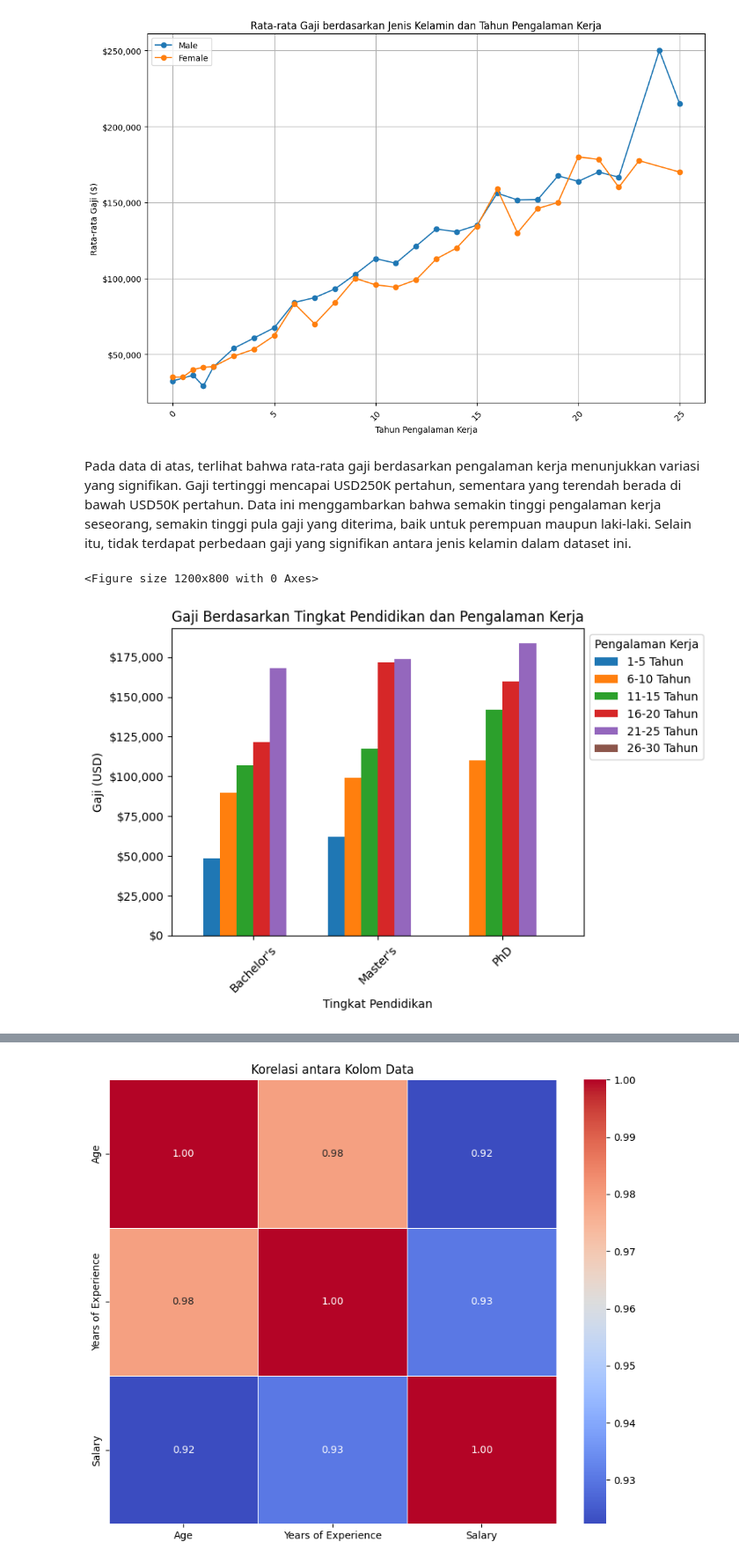
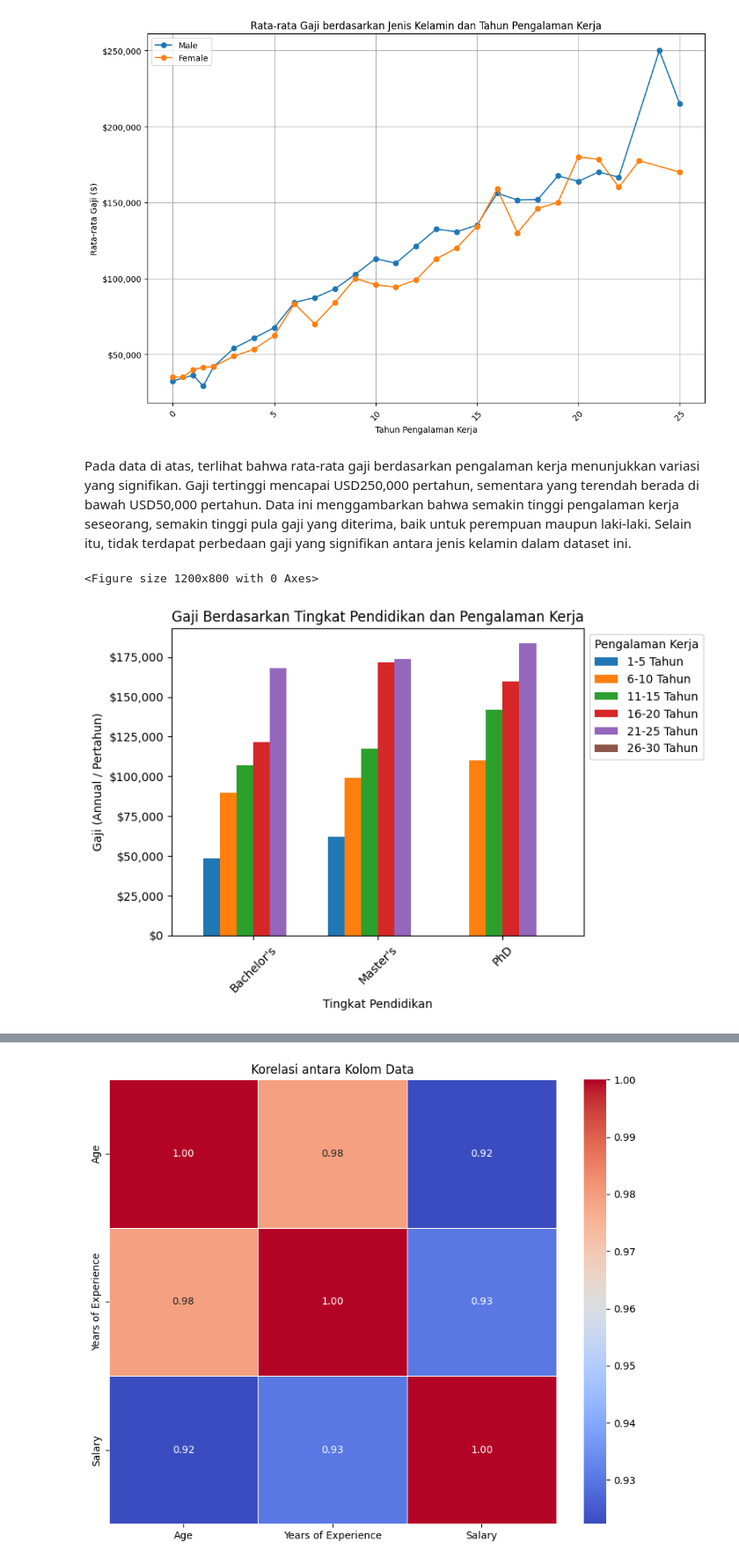
Before and after one commit to Udinkosd/Data-Mining-2024, a Jupyter notebook: Salary_Data.ipynb, the cells around one changed output, grey strips where cells are left out. Shown at 88% size. Saved outputs shown, nothing was run; the diff lists cells and outputs as text; code cells hidden in the pictures.

```diff
--- a/Salary_Data.ipynb
+++ b/Salary_Data.ipynb
@@ -268,24 +254,23 @@ plt.show()
 # %% [output]
 [figure]
 # %% [markdown]
-Pada data di atas, terlihat bahwa rata-rata gaji berdasarkan pengalaman kerja menunjukkan variasi yang signifikan. Gaji tertinggi mencapai USD250K pertahun, sementara yang terendah berada di bawah USD50K pertahun. Data ini menggambarkan bahwa semakin tinggi pengalaman kerja seseorang, semakin tinggi pula gaji yang diterima, baik untuk perempuan maupun laki-laki. Selain itu, tidak terdapat perbedaan gaji yang signifikan antara jenis kelamin dalam dataset ini.
+Pada data di atas, terlihat bahwa rata-rata gaji berdasarkan pengalaman kerja menunjukkan variasi yang signifikan. Gaji tertinggi mencapai USD250,000 pertahun, sementara yang terendah berada di bawah USD50,000 pertahun. Data ini menggambarkan bahwa semakin tinggi pengalaman kerja seseorang, semakin tinggi pula gaji yang diterima, baik untuk perempuan maupun laki-laki. Selain itu, tidak terdapat perbedaan gaji yang signifikan antara jenis kelamin dalam dataset ini.
 # %%
 # Plot bar chart
 plt.figure(figsize=(12, 8))
 education_experience_salary.plot(kind='bar', stacked=False, width=0.8)
 plt.title('Gaji Berdasarkan Tingkat Pendidikan dan Pengalaman Kerja')
 plt.xlabel('Tingkat Pendidikan')
-plt.ylabel('Gaji (USD)')
+plt.ylabel('Gaji (Annual / Pertahun)')
 plt.xticks(rotation=45)
 
-# Mengatur format sumbu Y menjadi format mata uang dolar
 plt.gca().yaxis.set_major_formatter('${x:,.0f}')
 
 # Menambahkan legend di luar chart
 plt.legend(title='Pengalaman Kerja', loc='upper left', bbox_to_anchor=(1, 1))
 
 plt.show()
 # %% [output]
 <Figure size 1200x800 with 0 Axes>
-[figure, old version]
+[figure, new version]
 # %% [markdown]
```
Also changed, not shown: parts of 11 cells of this notebook.
